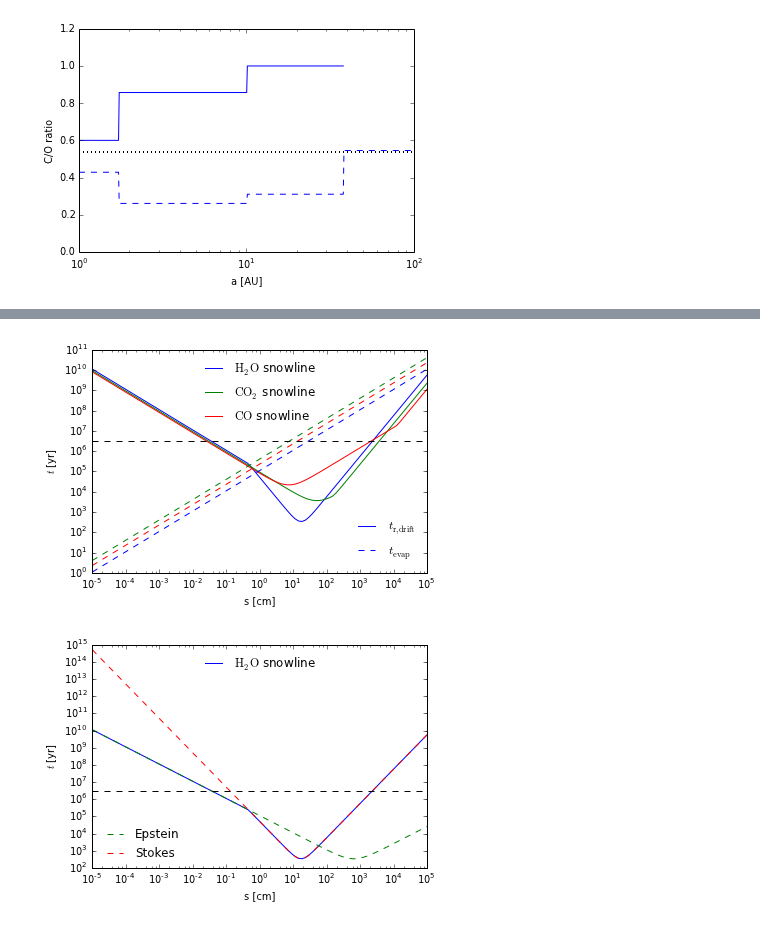
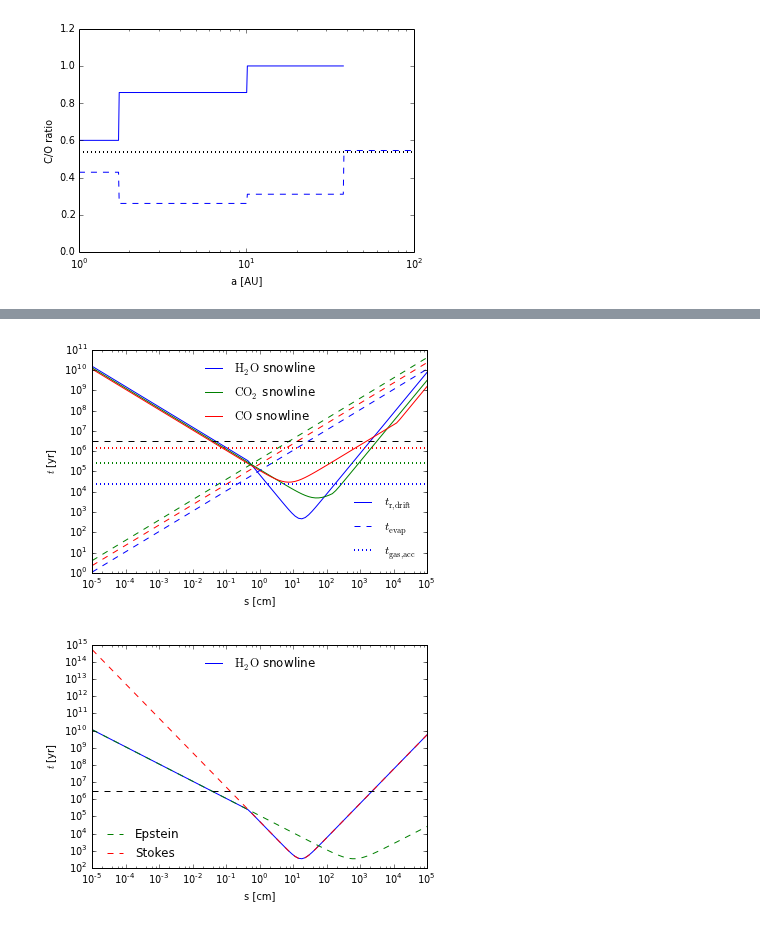
Before and after one commit to apiso/Thesis, a Jupyter notebook: python/CO_plots.ipynb, the cells around one changed output, grey strips where cells are left out. Cells and saved outputs as stored; diff of their text form; code cells hidden in the pictures.

```diff
--- a/python/CO_plots.ipynb
+++ b/python/CO_plots.ipynb
@@ -84,29 +64,38 @@ array([  3.46241339e+07,   4.36907017e+07,   5.51314127e+07,
+# %%
+t_acc_H2O = t_gas_acc(rH2O, 0.01, betaS = 1.)
+t_acc_CO2 = t_gas_acc(rCO2, 0.01, betaS = 1.)
+t_acc_CO = t_gas_acc(rCO, 0.01, betaS = 1.)
 # %%
 p1, = plt.loglog(s, tr_H2O / (365 * 24 * 3600), label = r'$\rm H_2 \rm O$ snowline')
 p2, = plt.loglog(s, tr_CO2 / (365 * 24 * 3600), label = r'$\rm CO_2$ snowline')
 p3, = plt.loglog(s, tr_CO / (365 * 24 * 3600), label = r'$\rm CO$ snowline')
 p4, = plt.loglog(s, tevap_H2O * ones(len(s)) / (365 * 24 * 3600), '--b')
 
 #plt.loglog(s, teps_H2O / (365 * 24 * 3600), ':b')
 #plt.loglog(s, teps_CO2 / (365 * 24 * 3600), ':g')
 #plt.loglog(s, teps_CO / (365 * 24 * 3600), ':r')
 
 #plt.loglog(s, tst_H2O / (365 * 24 * 3600), ':b')
 #plt.loglog(s, tst_CO2 / (365 * 24 * 3600), ':g')
 #plt.loglog(s, tst_CO / (365 * 24 * 3600), ':r')
 
 plt.loglog(s, tevap_CO2 * ones(len(s)) / (365 * 24 * 3600), '--g')
 plt.loglog(s, tevap_CO * ones(len(s)) / (365 * 24 * 3600), '--r')
-l1 = legend([p1, p4], [r'$t_{\rm{r, drift}}$', r'$t_{\rm evap}$'], frameon = False, loc = 4)
+
+p5, = plt.loglog(s, t_acc_H2O * ones(len(s)) / (365 * 24 * 3600), ':', lw = 2, c = 'b')
+plt.loglog(s, t_acc_CO2 * ones(len(s)) / (365 * 24 * 3600), ':', lw = 2, c = 'g')
+plt.loglog(s, t_acc_CO * ones(len(s)) / (365 * 24 * 3600), ':', lw = 2, c = 'r')
+
+l1 = legend([p1, p4, p5], [r'$t_{\rm{r, drift}}$', r'$t_{\rm evap}$', r'$t_{\rm gas,acc}$'], frameon = False, loc = 4)
 plt.legend(loc = 9, frameon = False)
 gca().add_artist(l1)
 plt.xlabel('s [cm]')
 plt.ylabel(r'$t$ [yr]')
 plt.loglog(s, ones(len(s)) * 3e6, '--', color = 'black')
 
-plt.savefig('drift_timescales_betaS1_test.pdf')
+plt.savefig('drift_timescales_betaS1_gas_acc.pdf')
 # %% [output]
-[figure, old version]
+[figure, new version]
 # %%
 p1, = plt.loglog(s, tr_H2O / (365 * 24 * 3600), label = r'$\rm H_2 \rm O$ snowline')
 #p2, = plt.loglog(s, tr_CO2 / (365 * 24 * 3600), label = r'$\rm CO_2$ snowline')
```
Also changed, not shown: parts of 21 cells of this notebook, 54 other files.
